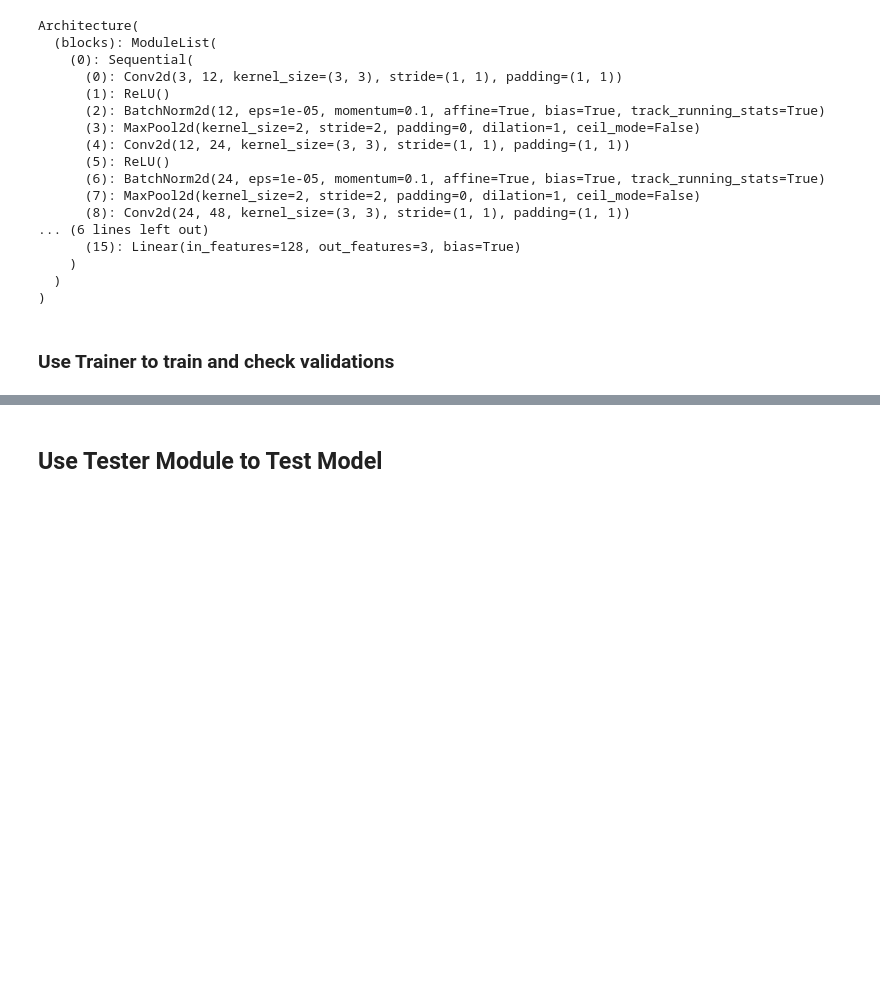
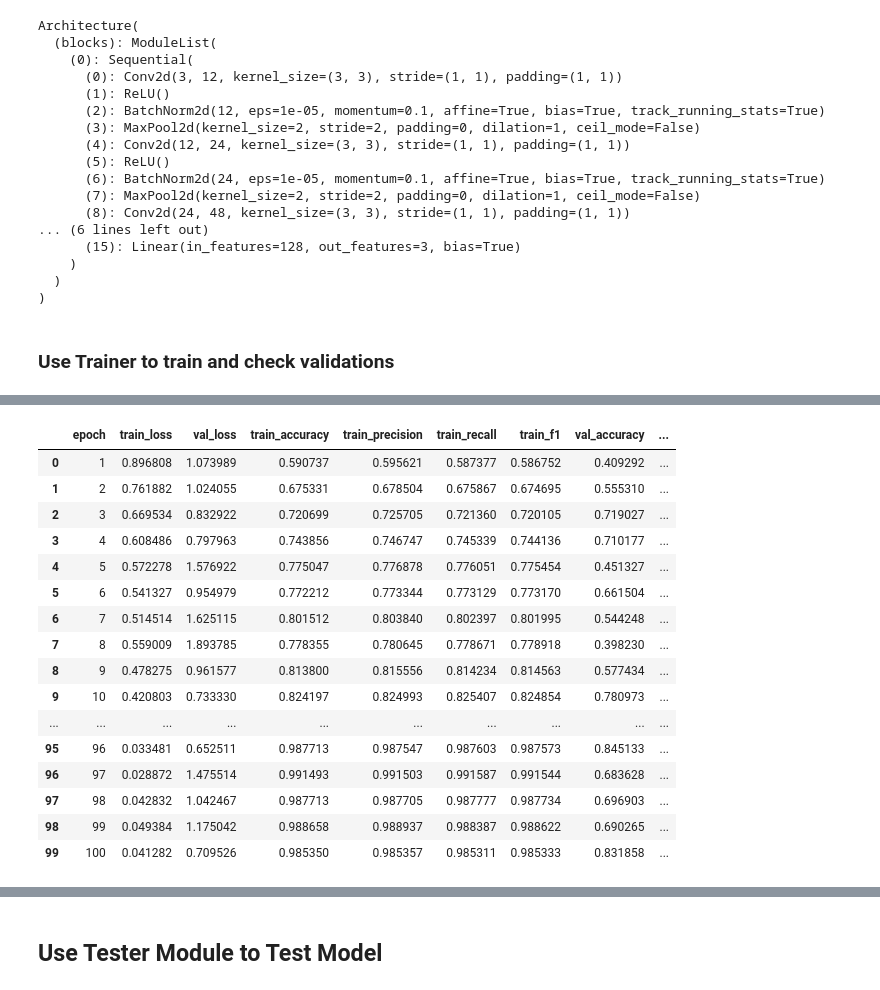
Before and after one commit to tikadatta2005/efficient-surveillance-threat-recognition, a Jupyter notebook: experiments/experiment1.ipynb, the cells around one changed output, grey strips where cells are left out. Saved outputs shown, nothing was run; the diff lists cells and outputs as text; code cells hidden in the pictures; blank space fills up the shorter version.

```diff
--- a/experiments/experiment1.ipynb
+++ b/experiments/experiment1.ipynb
@@ -3,6 +3,12 @@ Code to set path root
 # %%
 import sys
 import os
+import pandas as pd
+
+pd.set_option("display.max_rows", None)
+pd.set_option("display.max_columns", None)
+pd.set_option("display.max_colwidth", None)
+
 
 sys.path.append(os.path.abspath(".."))
 # %% [markdown]
@@ -188,3 +194,23 @@ df = plot_training_metrics(history)
+# %%
+df
+# %% [output]
+|  | epoch | train_loss | val_loss | train_accuracy | train_precision | train_recall | train_f1 | val_accuracy | ... |
+| 0 | 1 | 0.896808 | 1.073989 | 0.590737 | 0.595621 | 0.587377 | 0.586752 | 0.409292 | ... |
+| 1 | 2 | 0.761882 | 1.024055 | 0.675331 | 0.678504 | 0.675867 | 0.674695 | 0.555310 | ... |
+| 2 | 3 | 0.669534 | 0.832922 | 0.720699 | 0.725705 | 0.721360 | 0.720105 | 0.719027 | ... |
+| 3 | 4 | 0.608486 | 0.797963 | 0.743856 | 0.746747 | 0.745339 | 0.744136 | 0.710177 | ... |
+| 4 | 5 | 0.572278 | 1.576922 | 0.775047 | 0.776878 | 0.776051 | 0.775454 | 0.451327 | ... |
+| 5 | 6 | 0.541327 | 0.954979 | 0.772212 | 0.773344 | 0.773129 | 0.773170 | 0.661504 | ... |
+| 6 | 7 | 0.514514 | 1.625115 | 0.801512 | 0.803840 | 0.802397 | 0.801995 | 0.544248 | ... |
+| 7 | 8 | 0.559009 | 1.893785 | 0.778355 | 0.780645 | 0.778671 | 0.778918 | 0.398230 | ... |
+| 8 | 9 | 0.478275 | 0.961577 | 0.813800 | 0.815556 | 0.814234 | 0.814563 | 0.577434 | ... |
+| 9 | 10 | 0.420803 | 0.733330 | 0.824197 | 0.824993 | 0.825407 | 0.824854 | 0.780973 | ... |
+| ... | ... | ... | ... | ... | ... | ... | ... | ... | ... |
+| 95 | 96 | 0.033481 | 0.652511 | 0.987713 | 0.987547 | 0.987603 | 0.987573 | 0.845133 | ... |
+| 96 | 97 | 0.028872 | 1.475514 | 0.991493 | 0.991503 | 0.991587 | 0.991544 | 0.683628 | ... |
+| 97 | 98 | 0.042832 | 1.042467 | 0.987713 | 0.987705 | 0.987777 | 0.987734 | 0.696903 | ... |
+| 98 | 99 | 0.049384 | 1.175042 | 0.988658 | 0.988937 | 0.988387 | 0.988622 | 0.690265 | ... |
+| 99 | 100 | 0.041282 | 0.709526 | 0.985350 | 0.985357 | 0.985311 | 0.985333 | 0.831858 | ... |
 # %%
 filtered_df = df[
     (df["val_accuracy"] >= 0.8) &
```
Also changed, not shown: parts of 7 cells of this notebook, 9 other files.
